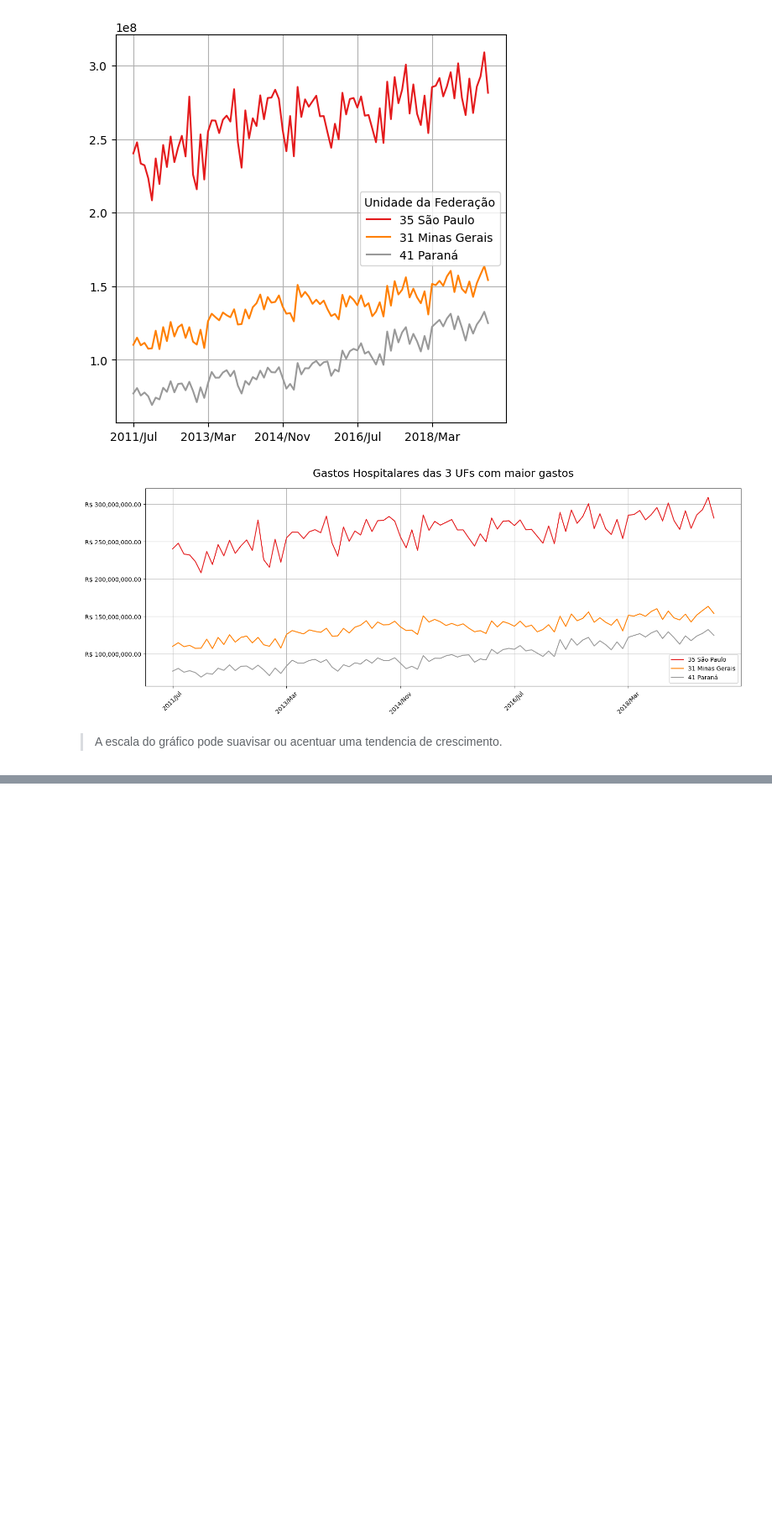
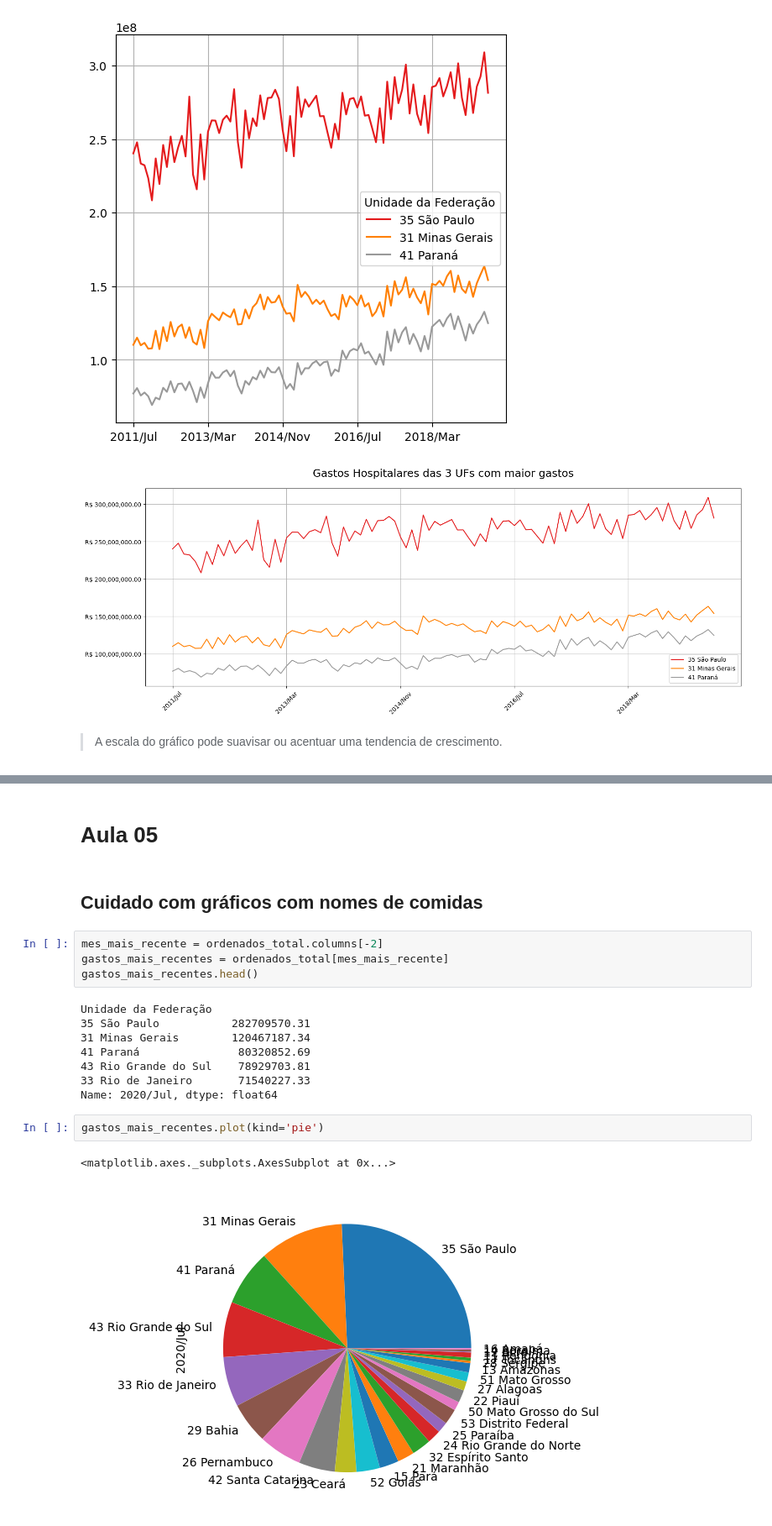
Before and after one commit to avellar1975/DataScience, a Jupyter notebook: jupyter_notebooks/bootcamp_01_aula_01_a_05.ipynb, the cells around one changed output, grey strips where cells are left out. Shown at 84% size. Saved outputs shown, nothing was run; the diff lists cells and outputs as text; blank space fills up the shorter version.

```diff
--- a/jupyter_notebooks/bootcamp_01_aula_01_a_05.ipynb
+++ b/jupyter_notebooks/bootcamp_01_aula_01_a_05.ipynb
@@ -782,0 +785,21 @@ plt.show()
+# %% [markdown]
+# Aula 05
+# %% [markdown]
+## Cuidado com gráficos com nomes de comidas
+# %%
+mes_mais_recente = ordenados_total.columns[-2]
+gastos_mais_recentes = ordenados_total[mes_mais_recente]
+gastos_mais_recentes.head()
+# %% [output]
+Unidade da Federação
+35 São Paulo           282709570.31
+31 Minas Gerais        120467187.34
+41 Paraná               80320852.69
+43 Rio Grande do Sul    78929703.81
+33 Rio de Janeiro       71540227.33
+Name: 2020/Jul, dtype: float64
+# %%
+gastos_mais_recentes.plot(kind='pie')
+# %% [output]
+<matplotlib.axes._subplots.AxesSubplot at 0x...>
+[figure, added]
```
Also changed, not shown: parts of 14 cells of this notebook.
